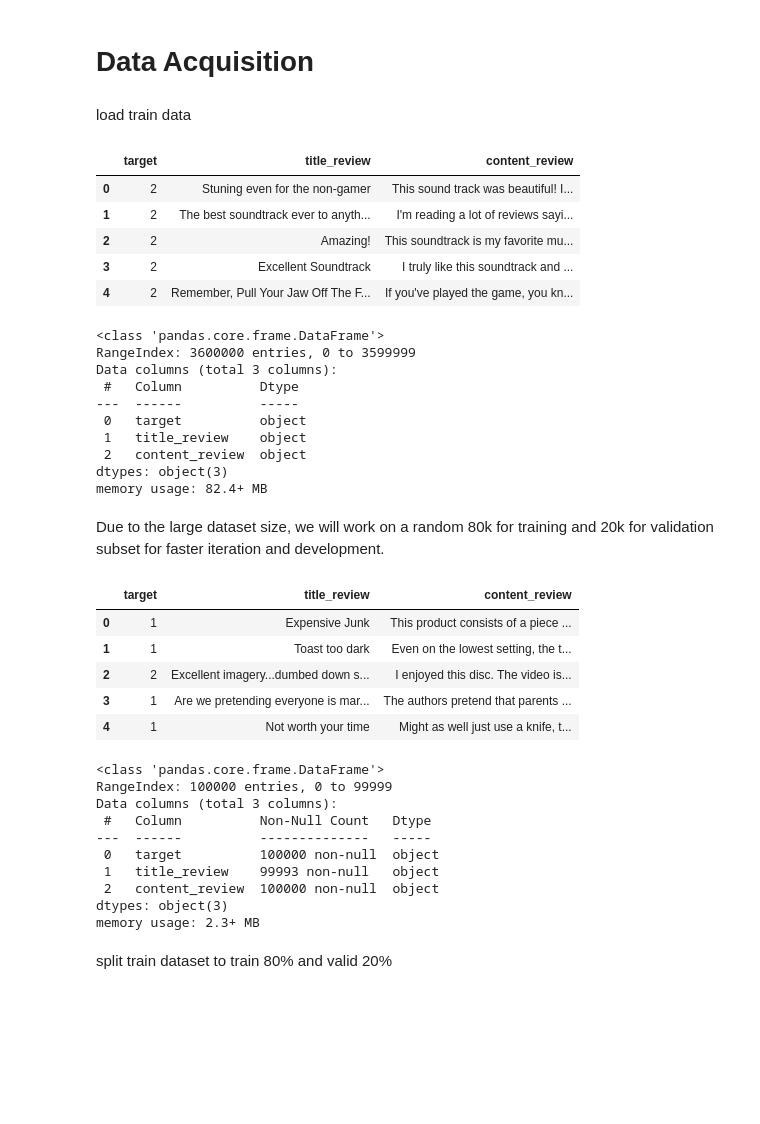
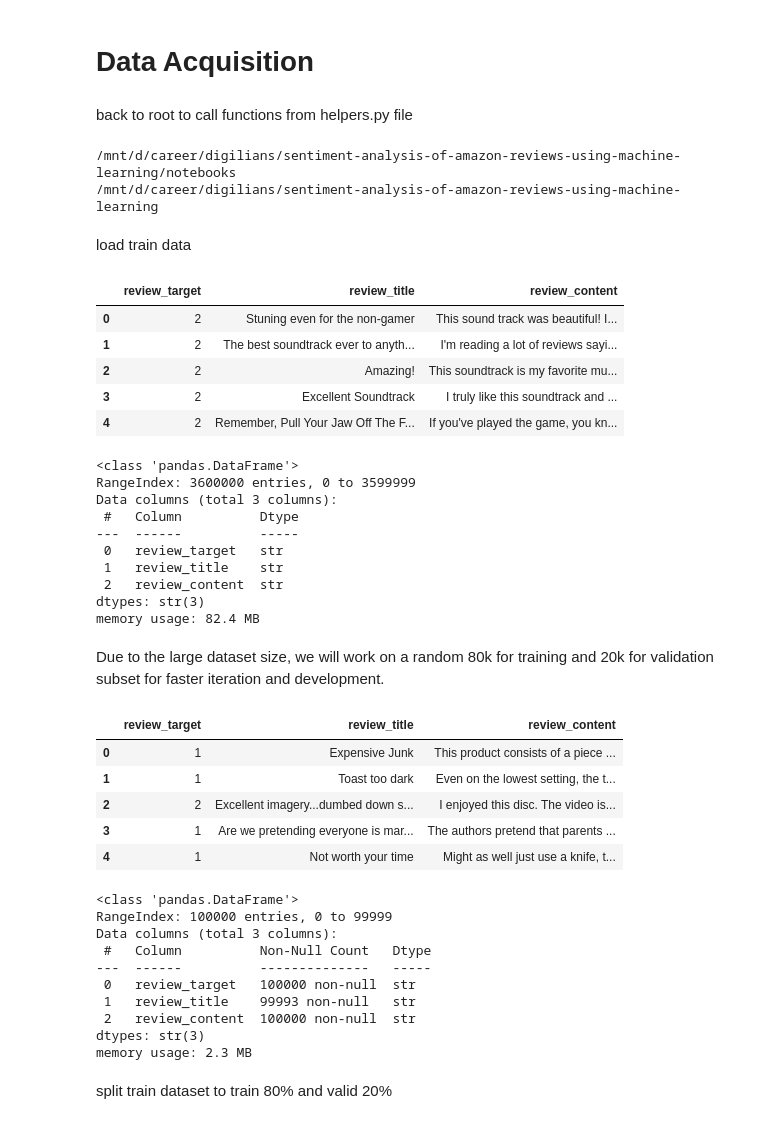
Before and after one commit to elsayedelmandoh/sentiment-sleuth, a Jupyter notebook: notebooks/01_data_acquisition.ipynb, the cells around one changed output. Drawn from its saved outputs; the diff is of its cells as text; code cells hidden in the pictures; blank space fills up the shorter version.

Commit message:
update data acqu, eda, data pre and feat eng

```diff
--- a/notebooks/01_data_acquisition.ipynb
+++ b/notebooks/01_data_acquisition.ipynb
@@ -3,13 +3,25 @@
 # %%
 import pandas as pd
 from sklearn.model_selection import train_test_split
+# %% [markdown]
+back to root to call functions from helpers.py file
+# %%
+import os
+from pathlib import Path
+print(Path.cwd())
+os.chdir(Path('..').resolve())
+from src.utils.helpers import save
+print(Path.cwd())
+# %% [output]
+/mnt/d/career/digilians/sentiment-analysis-of-amazon-reviews-using-machine-learning/notebooks
+/mnt/d/career/digilians/sentiment-analysis-of-amazon-reviews-using-machine-learning
 # %% [markdown]
 load train data
 # %%
-df_train = pd.read_csv(r'../data/raw/train.csv', header=None, names=['target', 'title_review', 'content_review'], dtype=str, quoting=0)
+df_train = pd.read_csv(r'data/raw/train.csv', header=None, names=['review_target', 'review_title', 'review_content'], dtype=str, quoting=0)
 df_train.head()
 # %% [output]
-|  | target | title_review | content_review |
+|  | review_target | review_title | review_content |
 | 0 | 2 | Stuning even for the non-gamer | This sound track was beautiful! I... |
 | 1 | 2 | The best soundtrack ever to anyth... | I'm reading a lot of reviews sayi... |
 | 2 | 2 | Amazing! | This soundtrack is my favorite mu... |
@@ -18,23 +30,23 @@ df_train.head()
 # %%
 df_train.info()
 # %% [output]
-<class 'pandas.core.frame.DataFrame'>
+<class 'pandas.DataFrame'>
 RangeIndex: 3600000 entries, 0 to 3599999
 Data columns (total 3 columns):
  #   Column          Dtype
 ---  ------          -----
- 0   target          object
- 1   title_review    object
- 2   content_review  object
-dtypes: object(3)
-memory usage: 82.4+ MB
+ 0   review_target   str
+ 1   review_title    str
+ 2   review_content  str
+dtypes: str(3)
+memory usage: 82.4 MB
 # %% [markdown]
 Due to the large dataset size, we will work on a random 80k for training and 20k for validation subset for faster iteration and development.
 # %%
 sample_train_valid = df_train.sample(n=100000, random_state=42).reset_index(drop=True)
 sample_train_valid.head()
 # %% [output]
-|  | target | title_review | content_review |
+|  | review_target | review_title | review_content |
 | 0 | 1 | Expensive Junk | This product consists of a piece ... |
 | 1 | 1 | Toast too dark | Even on the lowest setting, the t... |
 | 2 | 2 | Excellent imagery...dumbed down s... | I enjoyed this disc. The video is... |
@@ -43,16 +55,16 @@ sample_train_valid.head()
 # %%
 sample_train_valid.info()
 # %% [output]
-<class 'pandas.core.frame.DataFrame'>
+<class 'pandas.DataFrame'>
 RangeIndex: 100000 entries, 0 to 99999
 Data columns (total 3 columns):
  #   Column          Non-Null Count   Dtype
 ---  ------          --------------   -----
- 0   target          100000 non-null  object
- 1   title_review    99993 non-null   object
- 2   content_review  100000 non-null  object
-dtypes: object(3)
-memory usage: 2.3+ MB
+ 0   review_target   100000 non-null  str
+ 1   review_title    99993 non-null   str
+ 2   review_content  100000 non-null  str
+dtypes: str(3)
+memory usage: 2.3 MB
 # %% [markdown]
 split train dataset to train 80% and valid 20%
 # %%
```
Also changed, not shown: parts of 15 cells of this notebook, 5 other files.
